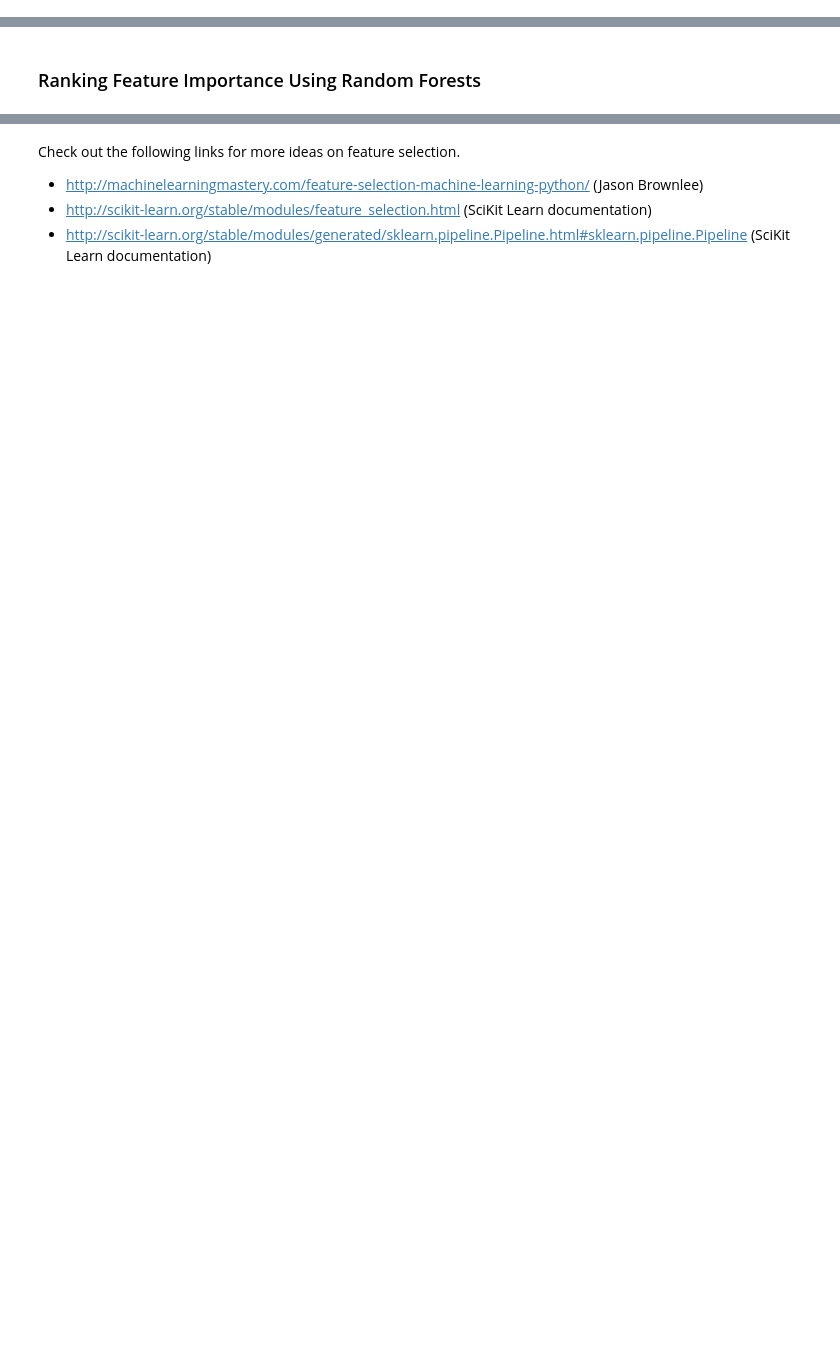
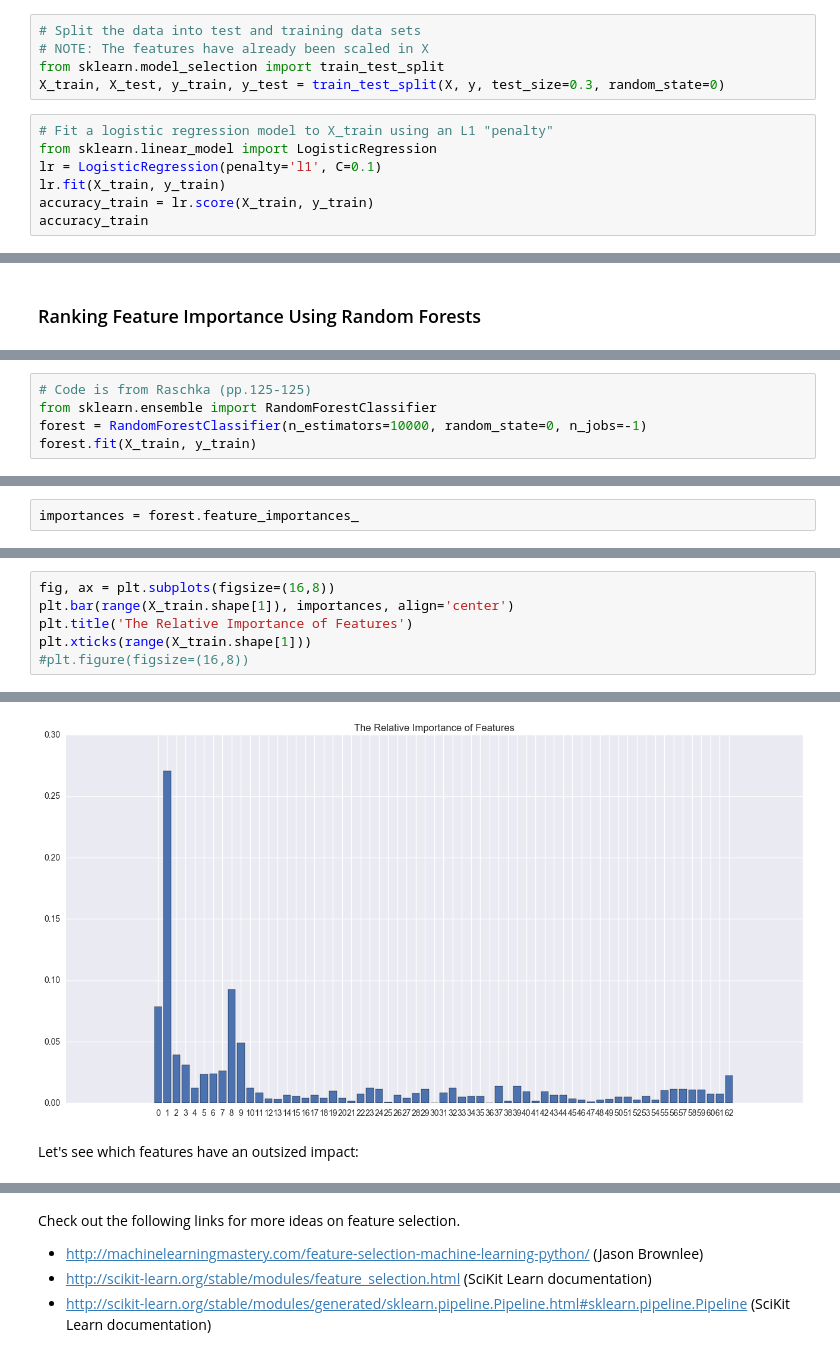
Before and after one commit to jsub10/Exploratory-Data-Analysis, a Jupyter notebook: Feature-Selection.ipynb, the cells around one changed output, grey strips where cells are left out. Cells and saved outputs as stored; diff of their text form; blank space fills up the shorter version.

```diff
--- a/Feature-Selection.ipynb
+++ b/Feature-Selection.ipynb
@@ -225,0 +228,12 @@ At the threshold value we set, we could do away with these features to make our
+# %%
+# Split the data into test and training data sets
+# NOTE: The features have already been scaled in X
+from sklearn.model_selection import train_test_split
+X_train, X_test, y_train, y_test = train_test_split(X, y, test_size=0.3, random_state=0)
+# %%
+# Fit a logistic regression model to X_train using an L1 "penalty"
+from sklearn.linear_model import LogisticRegression
+lr = LogisticRegression(penalty='l1', C=0.1)
+lr.fit(X_train, y_train)
+accuracy_train = lr.score(X_train, y_train)
+accuracy_train
@@ -229,0 +373,5 @@ At the threshold value we set, we could do away with these features to make our
+# %%
+# Code is from Raschka (pp.125-125)
+from sklearn.ensemble import RandomForestClassifier
+forest = RandomForestClassifier(n_estimators=10000, random_state=0, n_jobs=-1)
+forest.fit(X_train, y_train)
@@ -229,0 +385,2 @@ At the threshold value we set, we could do away with these features to make our
+# %%
+importances = forest.feature_importances_
@@ -229,0 +405,7 @@ At the threshold value we set, we could do away with these features to make our
+# %%
+fig, ax = plt.subplots(figsize=(16,8))
+plt.bar(range(X_train.shape[1]), importances, align='center')
+plt.title('The Relative Importance of Features')
+plt.xticks(range(X_train.shape[1]))
+#plt.figure(figsize=(16,8))
+# %% [output]
@@ -229,0 +429,3 @@ At the threshold value we set, we could do away with these features to make our
+[figure, added]
+# %% [markdown]
+Let's see which features have an outsized impact:
```
Also changed, not shown: parts of 25 cells of this notebook.
